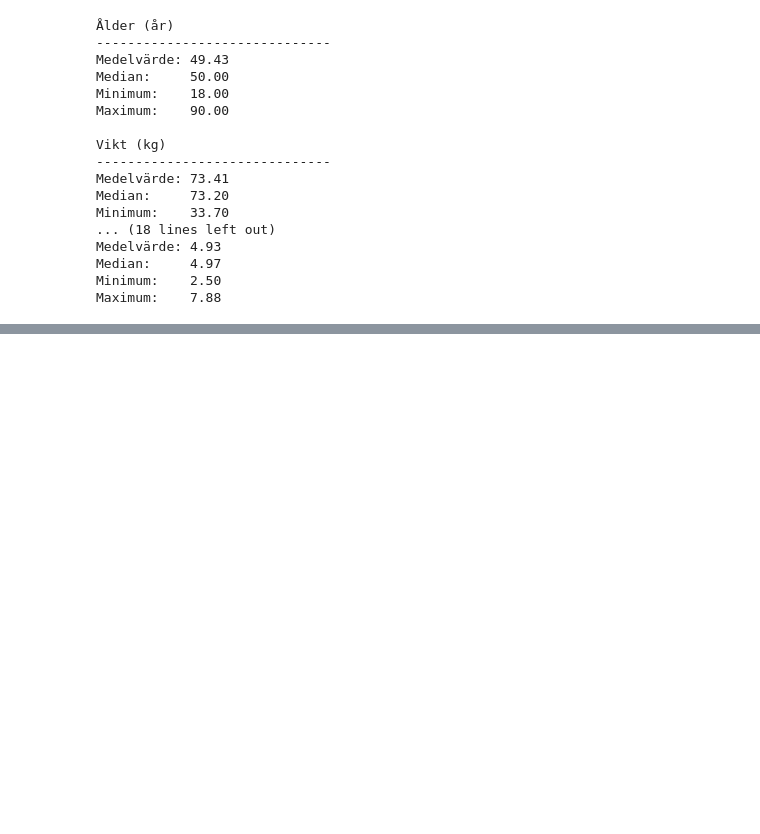
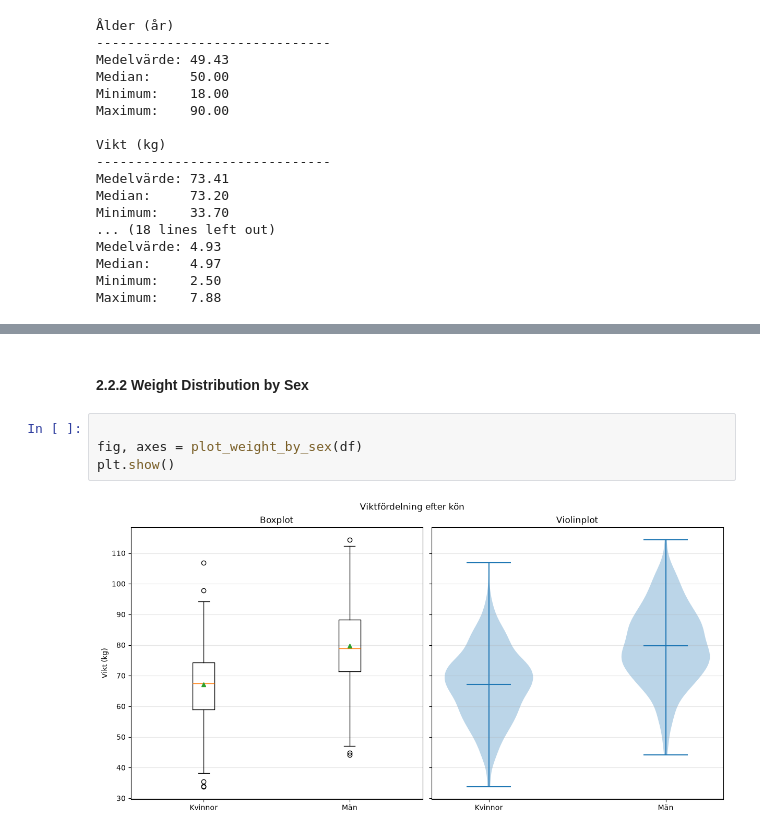
Before and after one commit to Dina-Zabirova/Health-Study, a Jupyter notebook: notebooks/report.ipynb, the cells around one changed output, grey strips where cells are left out. Cells and saved outputs as stored; diff of their text form; blank space fills up the shorter version.

```diff
--- a/notebooks/report.ipynb
+++ b/notebooks/report.ipynb
@@ -165,0 +186,8 @@ Maximum:    7.88
+# %% [markdown]
+#### 2.2.2 Weight Distribution by Sex
+# %%
+
+fig, axes = plot_weight_by_sex(df)
+plt.show()
+# %% [output]
+[figure, added]
```
Also changed, not shown: parts of 9 cells of this notebook, 1 other file.
